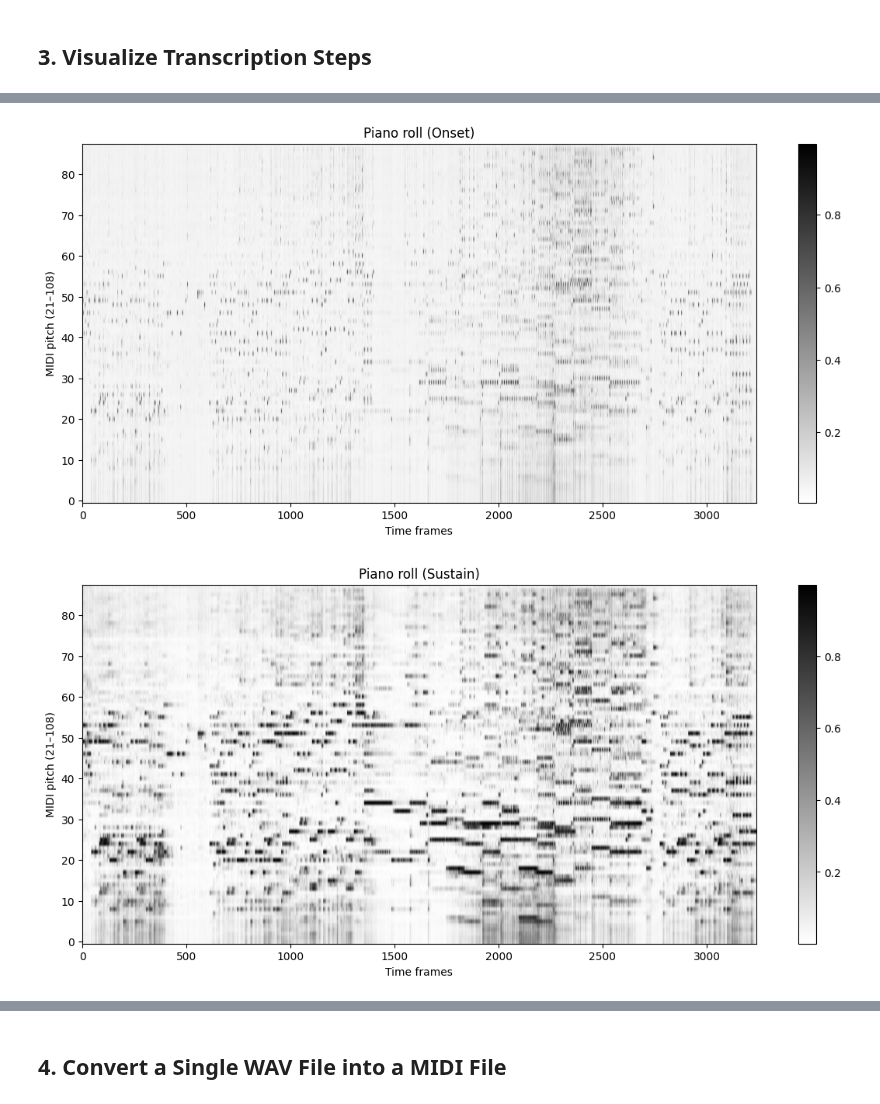
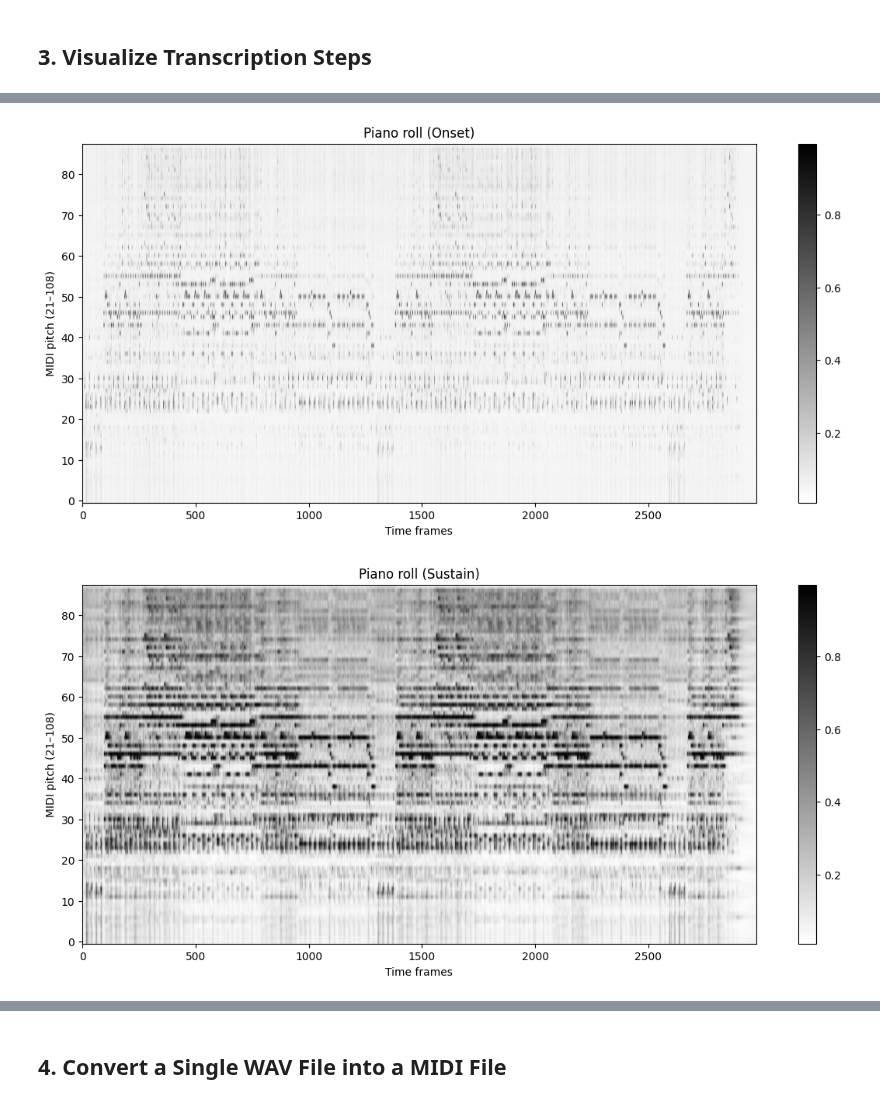
Before and after one commit to NicoutG/audio2piano, a Jupyter notebook: audio2piano_demo.ipynb, the cells around one changed output, grey strips where cells are left out. Cells and saved outputs as stored; diff of their text form; code cells hidden in the pictures.

```diff
--- a/audio2piano_demo.ipynb
+++ b/audio2piano_demo.ipynb
@@ -18,7 +18,7 @@ transcriber = Audio2Piano("weights/model_weights.pth")
 # %% [markdown]
 ## 3. Visualize Transcription Steps
 # %%
-WAV_FILE = "data/musics/wav(input)/example2.wav"
+WAV_FILE = "data/musics/wav(input)/example3.wav"
 THRESHOLD = 0.6
 
 samples, sr = transcriber.load_wav(WAV_FILE)
@@ -47,2 +47,2 @@ show_piano_roll(midi_matrix, "Piano roll (MIDI final)")
-[figure, old version]
+[figure, new version]
-[figure, old version]
+[figure, new version]
```
Also changed, not shown: parts of 1 cell of this notebook, 12 other files.
